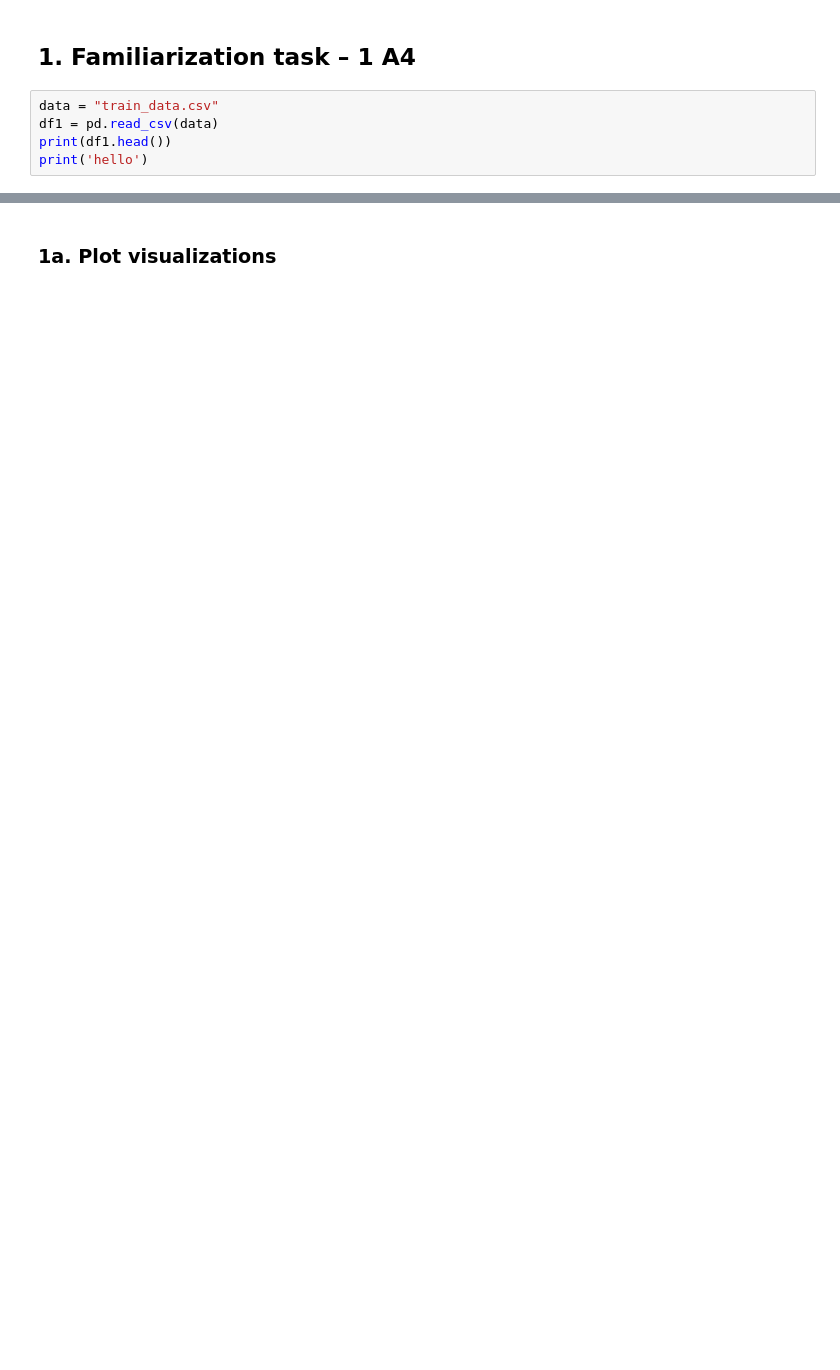
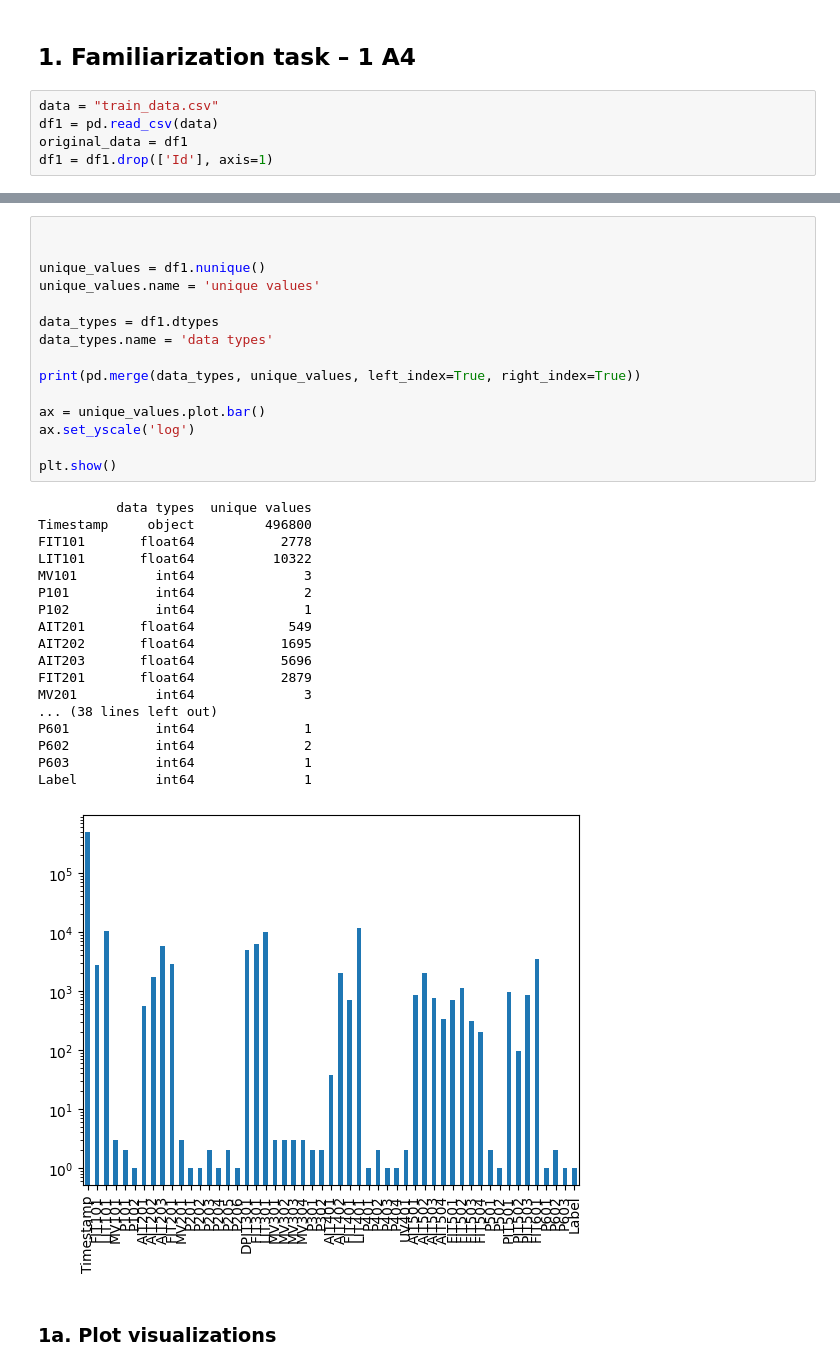
Before and after one commit to suhaib1769/CDA_Group42, a Jupyter notebook: Lab_2/Lab2.ipynb, the cells around one changed output, grey strips where cells are left out. Cells and saved outputs as stored; diff of their text form; blank space fills up the shorter version.

```diff
--- a/Lab_2/Lab2.ipynb
+++ b/Lab_2/Lab2.ipynb
@@ -29,5 +31,5 @@ import pandas as pd
 # %%
 data = "train_data.csv"
 df1 = pd.read_csv(data)
-print(df1.head())
-print('hello')
+original_data = df1
+df1 = df1.drop(['Id'], axis=1)
@@ -34,2 +54,36 @@ print('hello')
+# %%
+
+
+unique_values = df1.nunique()
+unique_values.name = 'unique values'
+
+data_types = df1.dtypes
+data_types.name = 'data types'
+
+print(pd.merge(data_types, unique_values, left_index=True, right_index=True))
+
+ax = unique_values.plot.bar()
+ax.set_yscale('log')
+
+plt.show()
+# %% [output]
+          data types  unique values
+Timestamp     object         496800
+FIT101       float64           2778
+LIT101       float64          10322
+MV101          int64              3
+P101           int64              2
+P102           int64              1
+AIT201       float64            549
+AIT202       float64           1695
+AIT203       float64           5696
+FIT201       float64           2879
+MV201          int64              3
+... (38 lines left out)
+P601           int64              1
+P602           int64              2
+P603           int64              1
+Label          int64              1
+[figure, added]
 # %% [markdown]
 ### 1a. Plot visualizations
```
Also changed, not shown: parts of 4 cells of this notebook.
